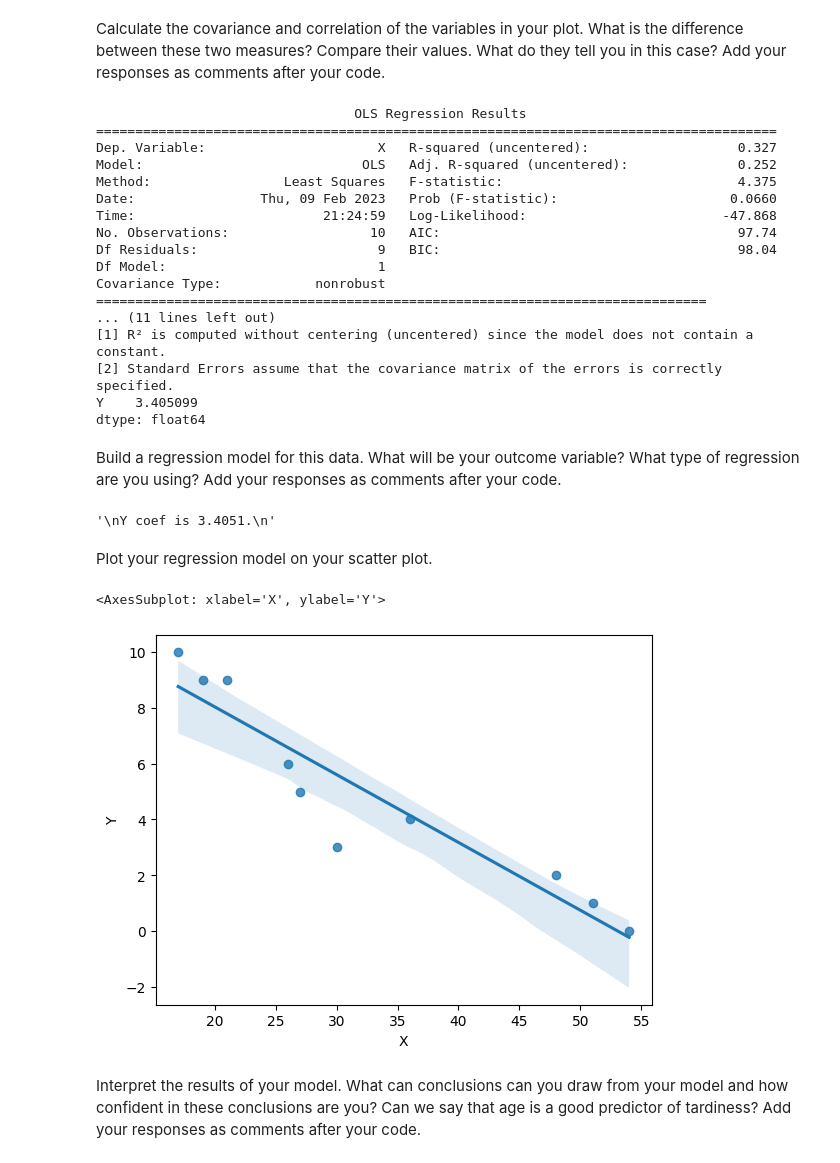
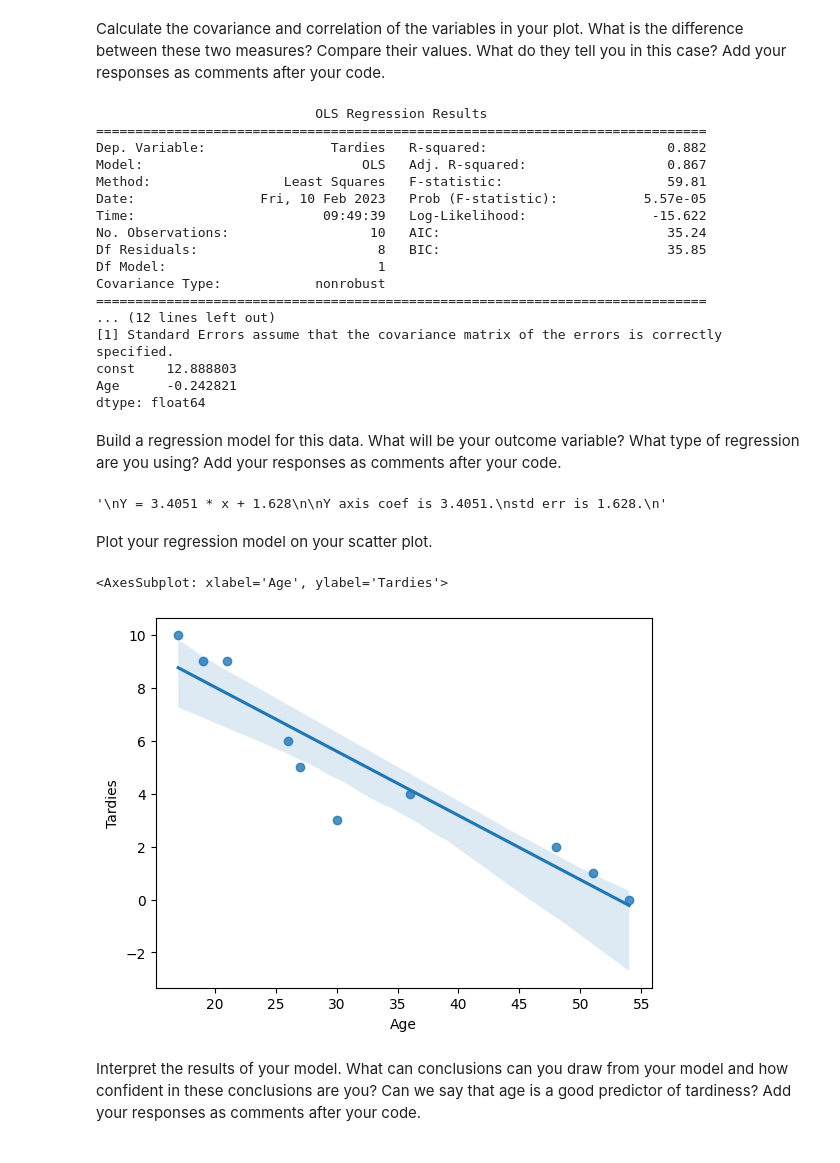
Before and after one commit to berkayersoy/IronLabs, a Jupyter notebook: module_2/lab16/main.ipynb, the cells around one changed output. Drawn from its saved outputs; the diff is of its cells as text; code cells hidden in the pictures.

```diff
--- a/module_2/lab16/main.ipynb
+++ b/module_2/lab16/main.ipynb
@@ -38,6 +38,6 @@ from matplotlib.collections import LineCollection
 %matplotlib inline
 import statsmodels.api as sm
 
-student_data = pd.DataFrame({'X': [17,51,27,21,36,48,19,26,54,30], 'Y': [10,1,5,9,4,2,9,6,0,3]})
-student_data
+df = pd.DataFrame({'Age': [17,51,27,21,36,48,19,26,54,30], 'Tardies': [10,1,5,9,4,2,9,6,0,3]})
+df
 # %% [output]
@@ -73,51 +75,61 @@ There is a negative correlation between Age and Tardies. When Age goes up Tardie
 Calculate the covariance and correlation of the variables in your plot. What is the difference between these two measures? Compare their values. What do they tell you in this case? Add your responses as comments after your code.
 # %%
 # Your response here.
+import numpy as np
+np.cov(df["Age"],df["Tardies"])
+df.corr()
+
+x=df["Age"]
+y=df["Tardies"]
+
 # add a constant to x to include the intercept in the regression
-student_data = sm.add_constant(student_data)
+x = sm.add_constant(x)
 
 # fit the regression model
-model = sm.OLS(student_data["X"], student_data["Y"])
+model = sm.OLS(y,x)
 results = model.fit()
 
 # print the regression results
 print(results.summary())
 print(results.params)
 # %% [output]
-                                 OLS Regression Results
-=======================================================================================
-Dep. Variable:                      X   R-squared (uncentered):                   0.327
-Model:                            OLS   Adj. R-squared (uncentered):              0.252
-Method:                 Least Squares   F-statistic:                              4.375
-Date:                Thu, 09 Feb 2023   Prob (F-statistic):                      0.0660
-Time:                        21:24:59   Log-Likelihood:                         -47.868
-No. Observations:                  10   AIC:                                      97.74
-Df Residuals:                       9   BIC:                                      98.04
+                            OLS Regression Results
+==============================================================================
+Dep. Variable:                Tardies   R-squared:                       0.882
+Model:                            OLS   Adj. R-squared:                  0.867
+Method:                 Least Squares   F-statistic:                     59.81
+Date:                Fri, 10 Feb 2023   Prob (F-statistic):           5.57e-05
+Time:                        09:49:39   Log-Likelihood:                -15.622
+No. Observations:                  10   AIC:                             35.24
+Df Residuals:                       8   BIC:                             35.85
 Df Model:                           1
 Covariance Type:            nonrobust
 ==============================================================================
-... (11 lines left out)
-[1] R² is computed without centering (uncentered) since the model does not contain a constant.
-[2] Standard Errors assume that the covariance matrix of the errors is correctly specified.
-Y    3.405099
+... (12 lines left out)
+[1] Standard Errors assume that the covariance matrix of the errors is correctly specified.
+const    12.888803
+Age      -0.242821
 dtype: float64
 # %% [markdown]
 Build a regression model for this data. What will be your outcome variable? What type of regression are you using? Add your responses as comments after your code.
 # %%
 # Your response here.
 '''
+Y = -0.2428 * x + 0.031
+
 Y axis coef is 3.4051.
+std err is 1.628.
 '''
 # %% [output]
-'\nY coef is 3.4051.\n'
+'\nY = 3.4051 * x + 1.628\n\nY axis coef is 3.4051.\nstd err is 1.628.\n'
 # %% [markdown]
 Plot your regression model on your scatter plot.
 # %%
 # Your code here.
-sns.regplot(x="X", y="Y", data=student_data)
+sns.regplot(x="Age", y="Tardies", data=df)
 # %% [output]
-<AxesSubplot: xlabel='X', ylabel='Y'>
+<AxesSubplot: xlabel='Age', ylabel='Tardies'>
-[figure, old version]
+[figure, new version]
 # %% [markdown]
 Interpret the results of your model. What can conclusions can you draw from your model and how confident in these conclusions are you? Can we say that age is a good predictor of tardiness? Add your responses as comments after your code.
 # %%
```
Also changed, not shown: parts of 21 cells of this notebook.
